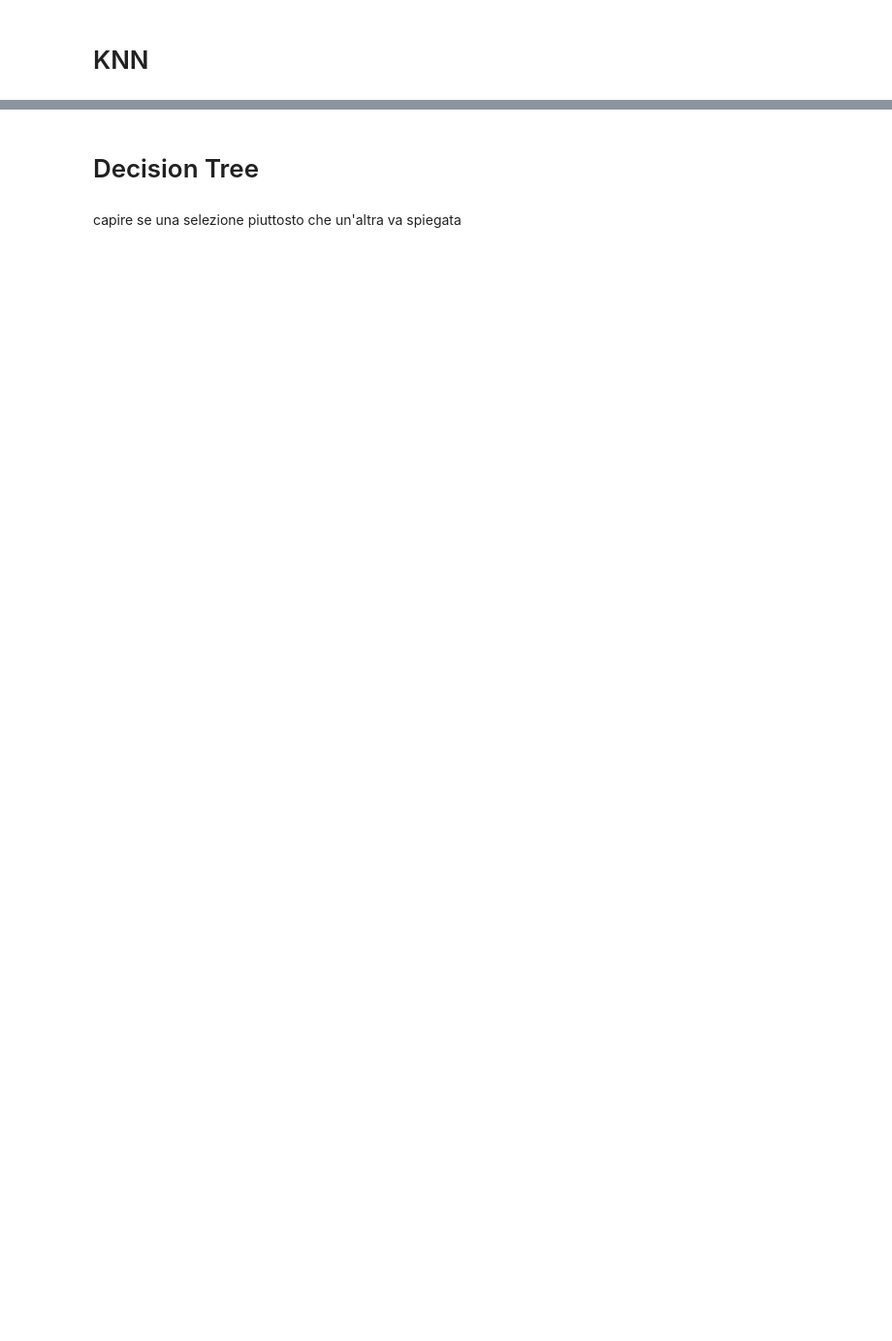
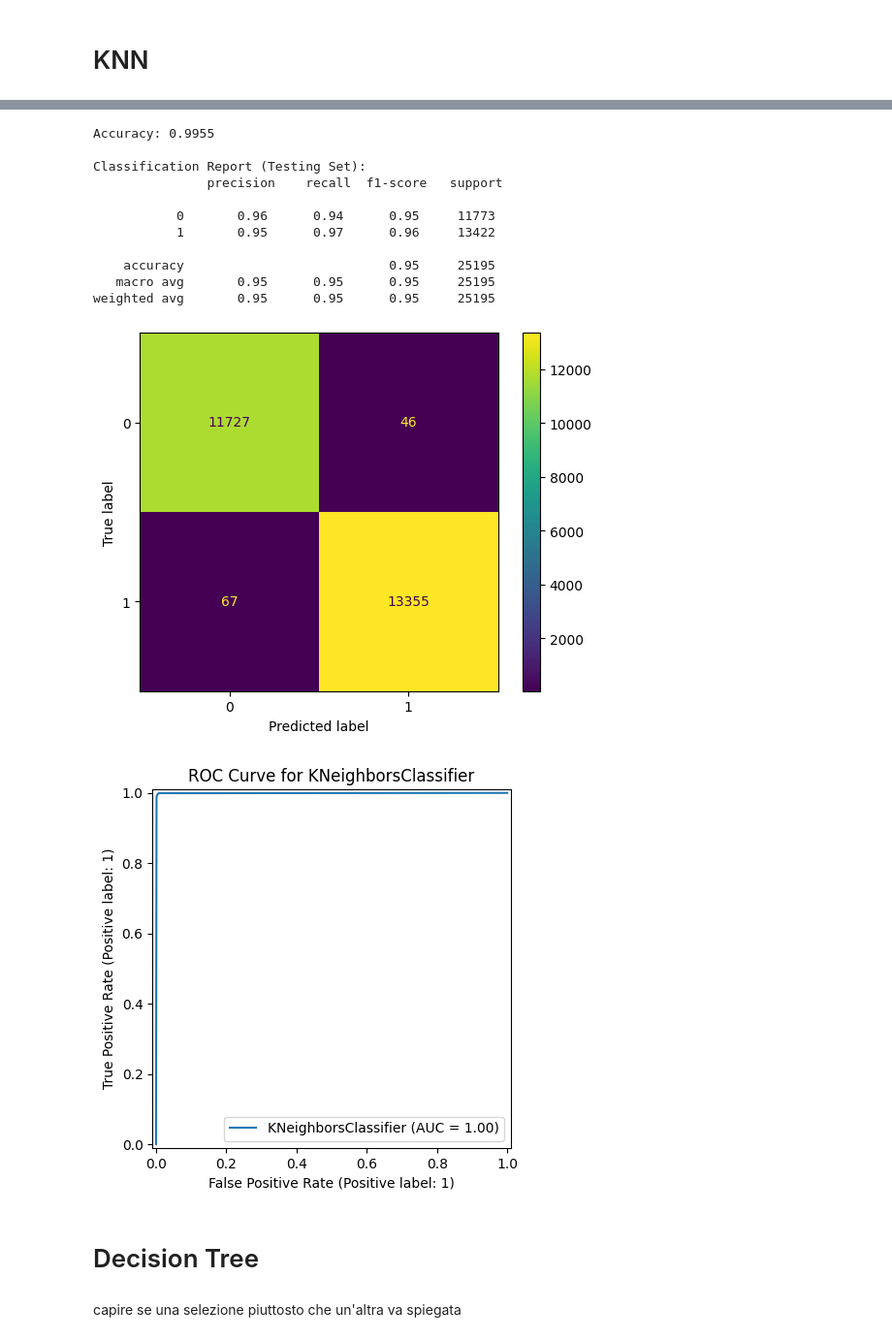
Before and after one commit to MartorelliLuca/IntrusionDetectionML, a Jupyter notebook: IntrusionDetectionProject.ipynb, the cells around one changed output, grey strips where cells are left out. Shown at 97% size. Cells and saved outputs as stored; diff of their text form; code cells hidden in the pictures; blank space fills up the shorter version.

```diff
--- a/IntrusionDetectionProject.ipynb
+++ b/IntrusionDetectionProject.ipynb
@@ -328,3 +322,28 @@ weighted avg       1.00      1.00      1.00      7874
+# %%
+knn = KNeighborsClassifier(n_neighbors=5)
+knn.fit(X_train, y_train)
+y_pred = knn.predict(X_test)
+test_accuracy_knn = accuracy_score(y_test, y_pred)
+print(f"Accuracy: {test_accuracy_knn:.4f}")
+
+print("\nClassification Report (Testing Set):\n", classification_report(y_test, y_test_pred))
+
+plot_confusion_matrix(y_true=y_test, y_pred=y_pred, labels=knn.classes_)
+plot_roc_curve(knn, X_test, y_test)
+# %% [output]
+Accuracy: 0.9955
+
+Classification Report (Testing Set):
+               precision    recall  f1-score   support
+
+           0       0.96      0.94      0.95     11773
+           1       0.95      0.97      0.96     13422
+
+    accuracy                           0.95     25195
+   macro avg       0.95      0.95      0.95     25195
+weighted avg       0.95      0.95      0.95     25195
+[figure, added]
+[figure, added]
 # %% [markdown]
 # Decision Tree
 # %% [markdown]
```
Also changed, not shown: parts of 42 cells of this notebook.
